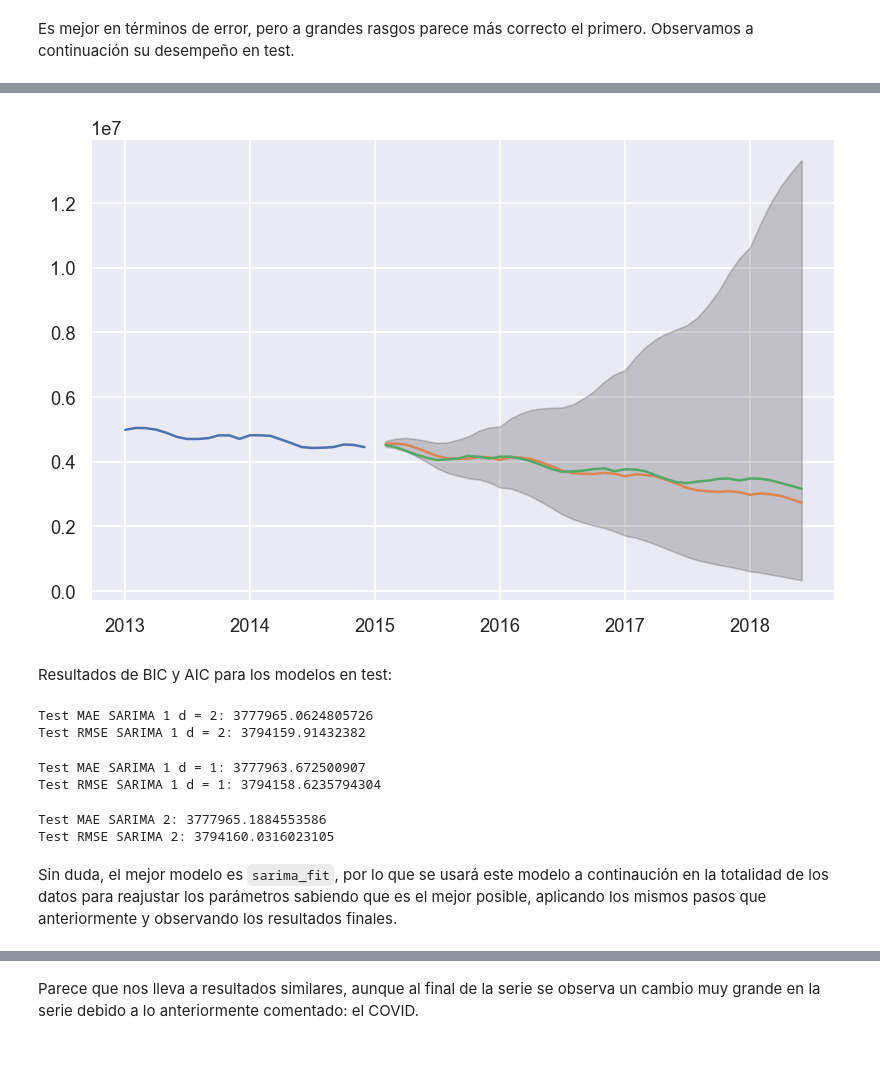
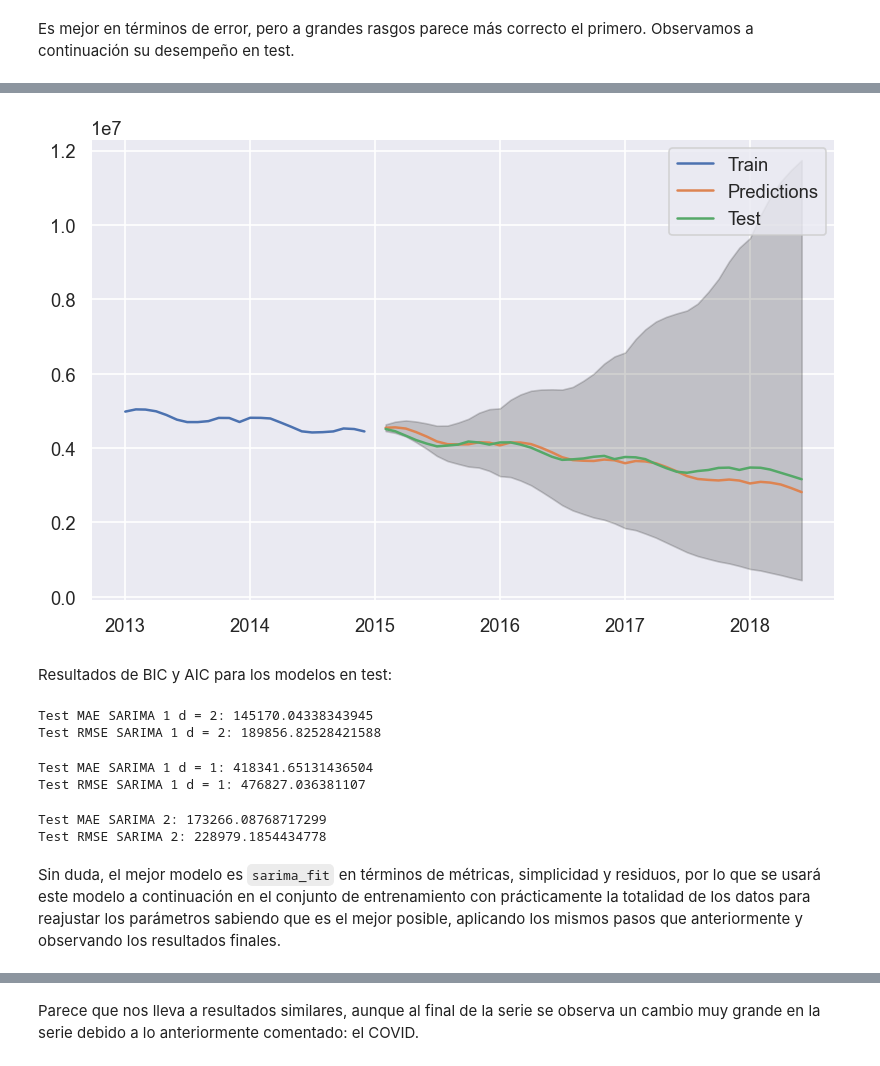
Before and after one commit to juanls1/Assignment2_ML, a Jupyter notebook: ML_Assignment2.ipynb, the cells around one changed output, grey strips where cells are left out. Cells and saved outputs as stored; diff of their text form; code cells hidden in the pictures.

```diff
--- a/ML_Assignment2.ipynb
+++ b/ML_Assignment2.ipynb
@@ -312,45 +297,50 @@ plt.show()
 # %%
 #Obtain forecasts for in-sample and out-of-sample
 start = round(0.64*y.shape[0]) + 1
 end = round(0.8*y.shape[0])
 horizon = end - start
 
-pred = sarima_fit2.get_forecast(steps=horizon, dynamic=False)
+pred = sarima_fit.get_forecast(steps=horizon, dynamic=False)
 yhat = pred.predicted_mean
 yhat_conf_int = pred.conf_int(alpha=0.05)
 
 #Undo Box-cox transform if necessary
 if BOX_COX:
     yhat = sp.special.inv_boxcox(yhat, lmbda)
     yhat_conf_int = sp.special.inv_boxcox(yhat_conf_int, lmbda)
 
 yhat.index = y.index[start:end]
 
 # Asegurarse de que los índices de yhat_conf_int coincidan con y_train
 yhat_conf_int.index = y.index[start:end]
 
 plt.figure()
 plt.fill_between(yhat_conf_int.index,
                 yhat_conf_int.iloc[:, 0],
                 yhat_conf_int.iloc[:, 1], color='k', alpha=.2)
-plt.plot(y_train['2013-01-01':])
-plt.plot(yhat)
-plt.plot(y_test)
+plt.plot(y_train['2013-01-01':], label = 'Train')
+plt.plot(yhat, label = 'Predictions')
+plt.plot(y_test, label = 'Test')
+plt.legend()
 plt.show()
 # %% [output]
-[figure, old version]
+[figure, new version]
 # %% [markdown]
 Resultados de BIC y AIC para los modelos en test:
 # %%
 pred = sarima_fit.get_forecast(steps=horizon, dynamic=False)
 yhat = pred.predicted_mean
+if BOX_COX:
+    yhat = sp.special.inv_boxcox(yhat, lmbda)
+    yhat_conf_int = sp.special.inv_boxcox(yhat_conf_int, lmbda)
+
 #Test MAE - Mean Absolute error
 print('Test MAE SARIMA 1 d = 2:',mean_absolute_error(y_test, yhat))
 #Test RMSE - Root Mean Square Error
 print('Test RMSE SARIMA 1 d = 2:',math.sqrt(mean_squared_error(y_test, yhat)))
 # %% [output]
-Test MAE SARIMA 1 d = 2: 3777965.0624805726
-Test RMSE SARIMA 1 d = 2: 3794159.91432382
+Test MAE SARIMA 1 d = 2: 145170.04338343945
+Test RMSE SARIMA 1 d = 2: 189856.82528421588
 # %%
 # Fit model with estimated order
 sarima_fit_aux = SARIMAX(z,
@@ -362,24 +352,32 @@ sarima_fit_aux = SARIMAX(z,
 
 pred = sarima_fit_aux.get_forecast(steps=horizon, dynamic=False)
 yhat = pred.predicted_mean
+if BOX_COX:
+    yhat = sp.special.inv_boxcox(yhat, lmbda)
+    yhat_conf_int = sp.special.inv_boxcox(yhat_conf_int, lmbda)
+
 #Test MAE - Mean Absolute error
 print('Test MAE SARIMA 1 d = 1:',mean_absolute_error(y_test, yhat))
 #Test RMSE - Root Mean Square Error
 print('Test RMSE SARIMA 1 d = 1:',math.sqrt(mean_squared_error(y_test, yhat)))
 # %% [output]
-Test MAE SARIMA 1 d = 1: 3777963.672500907
-Test RMSE SARIMA 1 d = 1: 3794158.6235794304
+Test MAE SARIMA 1 d = 1: 418341.65131436504
+Test RMSE SARIMA 1 d = 1: 476827.036381107
 # %%
 pred = sarima_fit2.get_forecast(steps=horizon, dynamic=False)
 yhat = pred.predicted_mean
+if BOX_COX:
+    yhat = sp.special.inv_boxcox(yhat, lmbda)
+    yhat_conf_int = sp.special.inv_boxcox(yhat_conf_int, lmbda)
+
 #Test MAE - Mean Absolute error
 print('Test MAE SARIMA 2:',mean_absolute_error(y_test, yhat))
 #Test RMSE - Root Mean Square Error
 print('Test RMSE SARIMA 2:',math.sqrt(mean_squared_error(y_test, yhat)))
 # %% [output]
-Test MAE SARIMA 2: 3777965.1884553586
-Test RMSE SARIMA 2: 3794160.0316023105
+Test MAE SARIMA 2: 173266.08768717299
+Test RMSE SARIMA 2: 228979.1854434778
 # %% [markdown]
-Sin duda, el mejor modelo es `sarima_fit`, por lo que se usará este modelo a continaución en la totalidad de los datos para reajustar los parámetros sabiendo que es el mejor posible, aplicando los mismos pasos que anteriormente y observando los resultados finales.
+Sin duda, el mejor modelo es `sarima_fit` en términos de métricas, simplicidad y residuos, por lo que se usará este modelo a continuación en el conjunto de entrenamiento con prácticamente la totalidad de los datos para reajustar los parámetros sabiendo que es el mejor posible, aplicando los mismos pasos que anteriormente y observando los resultados finales.
 # %%
 # ACF and PACF of the time series -> identify significant lags and order
```
Also changed, not shown: parts of 24 cells of this notebook.
